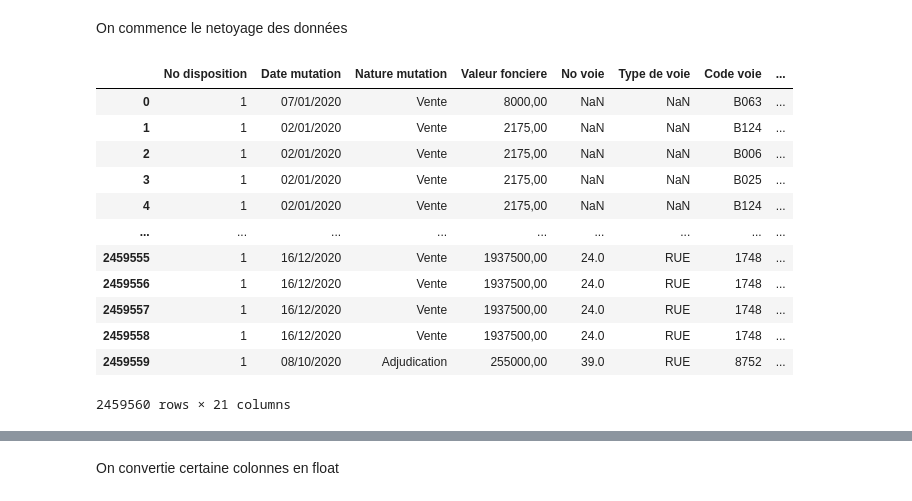
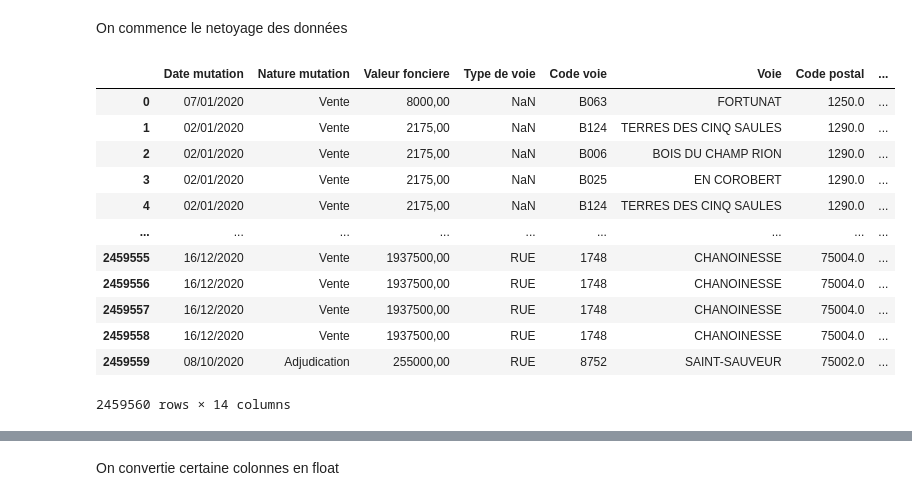
Before and after one commit to Pierre-Portfolio/ValeurFonciereFrance, a Jupyter notebook: mysite/JUPYTER CODE/ProjetPython.ipynb, the cells around one changed output, grey strips where cells are left out. Saved outputs shown, nothing was run; the diff lists cells and outputs as text; code cells hidden in the pictures.

```diff
--- a/mysite/JUPYTER CODE/ProjetPython.ipynb
+++ b/mysite/JUPYTER CODE/ProjetPython.ipynb
@@ -22,26 +23,25 @@ data.head()
 # %% [markdown]
 On commence le netoyage des données
 # %%
-#data = data.dropna(axis=1,how='all')
+#netoyage colonnes
 column_with_nan = data.columns[data.isna().any()]
 for column in column_with_nan:
     if data[column].isna().sum()*100.0/data.shape[0] > 50:
         data.drop(column,1, inplace=True)
-#data.drop(['Code service CH','Reference document','1 Articles CGI','2 Articles CGI','3 Articles CGI','4 Articles CGI','5 Articles CGI','No disposition'], axis=1, inplace=True)
-#data.drop(['No voie','B/T/Q'],axis=1, inplace=True)
-#data.drop(['Prefixe de section','Section','No plan','No Volume','1er lot','Surface Carrez du 1er lot','2eme lot','Surface Carrez du 2eme lot','3eme lot','Surface Carrez du 3eme lot','4eme lot','Surface Carrez du 4eme lot','5eme lot','Surface Carrez du 5eme lot','Nombre de lots','Code type local','Identifiant local','Nature culture'],axis=1, inplace=True)
+uselesscolum = ['Section','No plan','Nombre de lots','Code type local','Nature culture','No voie','No disposition']
+data.drop(uselesscolum,axis=1, inplace=True)
 data
 # %% [output]
-|  | No disposition | Date mutation | Nature mutation | Valeur fonciere | No voie | Type de voie | Code voie | ... |
-| 0 | 1 | 07/01/2020 | Vente | 8000,00 | NaN | NaN | B063 | ... |
-| 1 | 1 | 02/01/2020 | Vente | 2175,00 | NaN | NaN | B124 | ... |
-| 2 | 1 | 02/01/2020 | Vente | 2175,00 | NaN | NaN | B006 | ... |
-| 3 | 1 | 02/01/2020 | Vente | 2175,00 | NaN | NaN | B025 | ... |
-| 4 | 1 | 02/01/2020 | Vente | 2175,00 | NaN | NaN | B124 | ... |
+|  | Date mutation | Nature mutation | Valeur fonciere | Type de voie | Code voie | Voie | Code postal | ... |
+| 0 | 07/01/2020 | Vente | 8000,00 | NaN | B063 | FORTUNAT | 1250.0 | ... |
+| 1 | 02/01/2020 | Vente | 2175,00 | NaN | B124 | TERRES DES CINQ SAULES | 1290.0 | ... |
+| 2 | 02/01/2020 | Vente | 2175,00 | NaN | B006 | BOIS DU CHAMP RION | 1290.0 | ... |
+| 3 | 02/01/2020 | Vente | 2175,00 | NaN | B025 | EN COROBERT | 1290.0 | ... |
+| 4 | 02/01/2020 | Vente | 2175,00 | NaN | B124 | TERRES DES CINQ SAULES | 1290.0 | ... |
 | ... | ... | ... | ... | ... | ... | ... | ... | ... |
-| 2459555 | 1 | 16/12/2020 | Vente | 1937500,00 | 24.0 | RUE | 1748 | ... |
-| 2459556 | 1 | 16/12/2020 | Vente | 1937500,00 | 24.0 | RUE | 1748 | ... |
-| 2459557 | 1 | 16/12/2020 | Vente | 1937500,00 | 24.0 | RUE | 1748 | ... |
-| 2459558 | 1 | 16/12/2020 | Vente | 1937500,00 | 24.0 | RUE | 1748 | ... |
-| 2459559 | 1 | 08/10/2020 | Adjudication | 255000,00 | 39.0 | RUE | 8752 | ... |
+| 2459555 | 16/12/2020 | Vente | 1937500,00 | RUE | 1748 | CHANOINESSE | 75004.0 | ... |
+| 2459556 | 16/12/2020 | Vente | 1937500,00 | RUE | 1748 | CHANOINESSE | 75004.0 | ... |
+| 2459557 | 16/12/2020 | Vente | 1937500,00 | RUE | 1748 | CHANOINESSE | 75004.0 | ... |
+| 2459558 | 16/12/2020 | Vente | 1937500,00 | RUE | 1748 | CHANOINESSE | 75004.0 | ... |
+| 2459559 | 08/10/2020 | Adjudication | 255000,00 | RUE | 8752 | SAINT-SAUVEUR | 75002.0 | ... |
-2459560 rows × 21 columns
+2459560 rows × 14 columns
```
Also changed, not shown: parts of 7 cells of this notebook.
